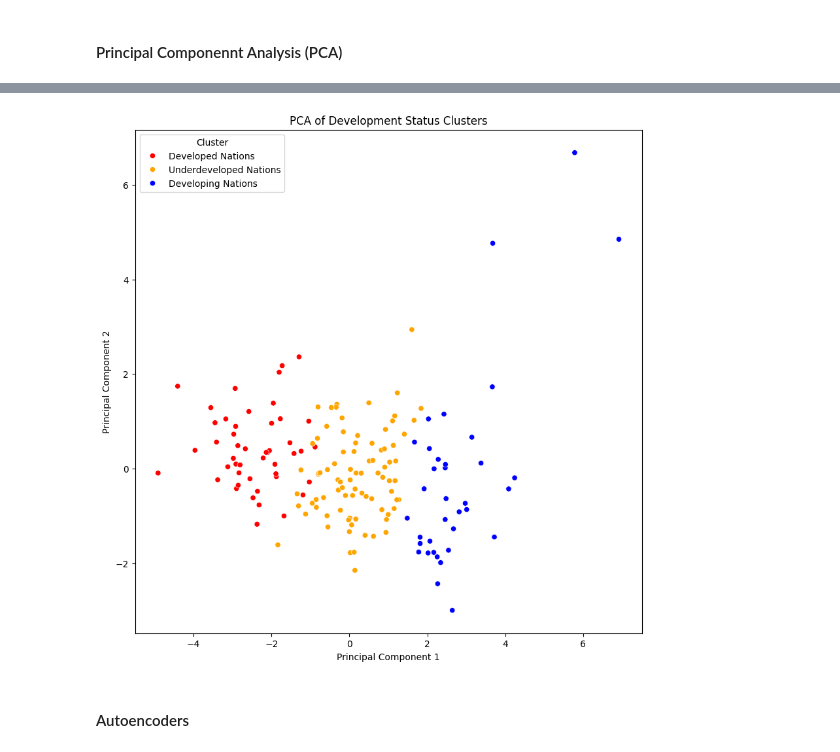
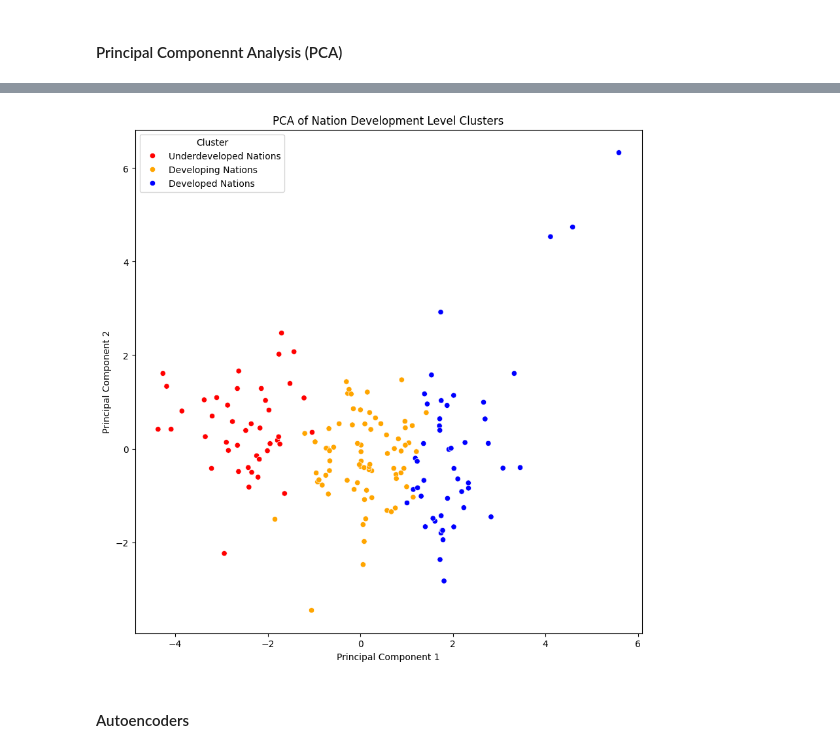
Before and after one commit to Thientvu/Country-Segmentation, a Jupyter notebook: Country_Segmentation.ipynb, the cells around one changed output, grey strips where cells are left out. Drawn from its saved outputs; the diff is of its cells as text; code cells hidden in the pictures.

```diff
--- a/Country_Segmentation.ipynb
+++ b/Country_Segmentation.ipynb
@@ -40,0 +144,4 @@ df = pd.read_csv('Data/archive/Country-data.csv')
+# %%
+df_life_expec = pd.read_csv('Data/archive/life_expec.csv')
+df_life_expec = df_life_expec.rename(columns={'Country Name': 'country'})
+df_life_expec = df_life_expec.rename(columns={'Year': 'Updated life_expec'})
@@ -40,0 +157,5 @@ df = pd.read_csv('Data/archive/Country-data.csv')
+# %%
+df = pd.merge(df, df_inflation, on='country', how='left')
+df = pd.merge(df, df_child_mort, on='country', how='left')
+df = pd.merge(df, df_gdpp, on='country', how='left')
+df = pd.merge(df, df_life_expec, on='country', how='left')
@@ -41 +182,8 @@ df = pd.read_csv('Data/archive/Country-data.csv')
+# %%
+df['inflation'] = df['Updated Inflation'].combine_first(df['inflation'])
+df['child_mort'] = df['Updated Child Mort'].combine_first(df['child_mort'])
+df['gdpp'] = df['Updated gdpp'].combine_first(df['gdpp'])
+df['life_expec'] = df['Updated life_expec'].combine_first(df['life_expec'])
+# %%
+df.drop(['Updated Inflation', 'Updated Child Mort', 'Updated gdpp', 'Updated life_expec', 'income'], axis = 1, inplace = True)
 # %%
@@ -722,20 +900,20 @@ pca_df.head()
 # %%
 # Dictionary to map numerical cluster labels to meaningful names
-cluster_names = {0: 'Developing Nations', 1: 'Developed Nations', 2: 'Underdeveloped Nations'}
+cluster_names = {0: 'Developed Nations', 1: 'Underdeveloped Nations', 2: 'Developing Nations'}
 
 # Update the cluster labels in the DataFrame
 pca_df['cluster'] = pca_df['cluster'].map(cluster_names)
 
 # Plot the scatter plot with updated cluster labels
 plt.figure(figsize=(10, 10))
 ax = sns.scatterplot(x="pca1", y="pca2", hue="cluster", data=pca_df, palette=['red', 'orange', 'blue'])
-plt.title('PCA of Development Status Clusters')
+plt.title('PCA of Nation Development Level Clusters')
 plt.xlabel('Principal Component 1')
 plt.ylabel('Principal Component 2')
 plt.legend(title='Cluster')
 plt.show()
 # %% [output]
-[figure, old version]
+[figure, new version]
 # %% [markdown]
 #### Autoencoders
 # %% [markdown]
```
Also changed, not shown: parts of 59 cells of this notebook, 8 other files.
